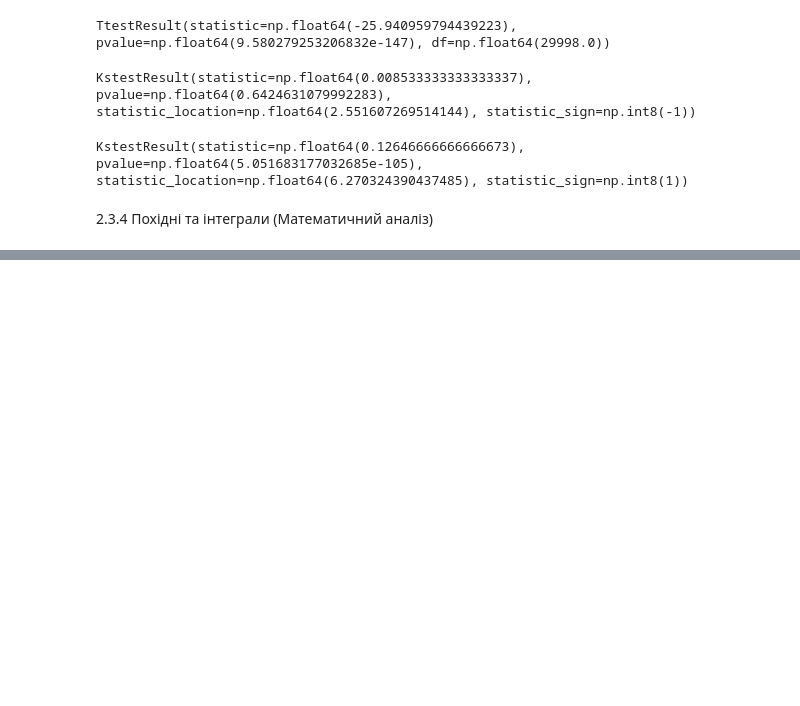
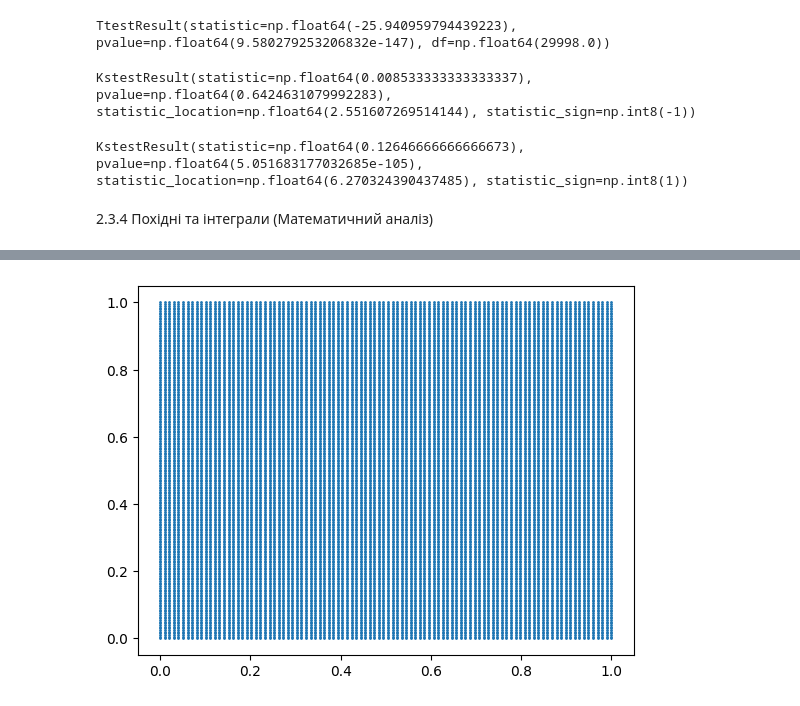
Before and after one commit to zzabaras/projects, a Jupyter notebook: python_projects/ШБД/sbd.ipynb, the cells around one changed output, grey strips where cells are left out. Saved outputs shown, nothing was run; the diff lists cells and outputs as text; code cells hidden in the pictures; blank space fills up the shorter version.

```diff
--- a/python_projects/ШБД/sbd.ipynb
+++ b/python_projects/ШБД/sbd.ipynb
@@ -1269,0 +1368,7 @@ KstestResult(statistic=np.float64(0.12646666666666673), pvalue=np.float64(5.0516
+# %%
+import matplotlib.pyplot as plt
+
+plt.scatter(grid_x, grid_y, s=1)
+plt.show()
+# %% [output]
+[figure, added]
```
Also changed, not shown: parts of 120 cells of this notebook.
